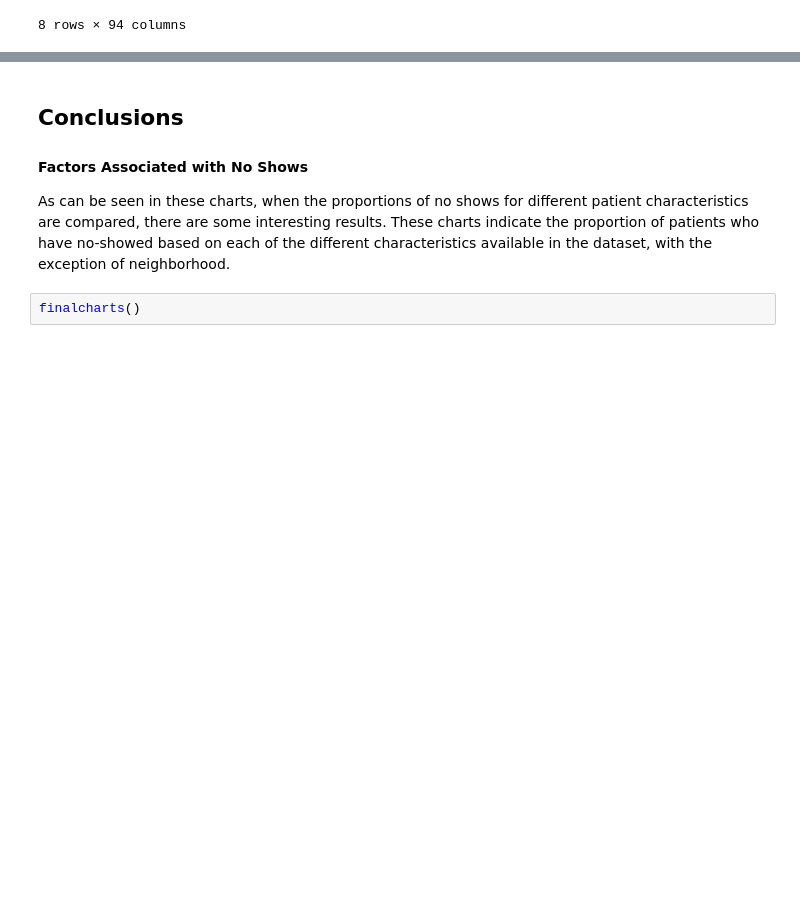
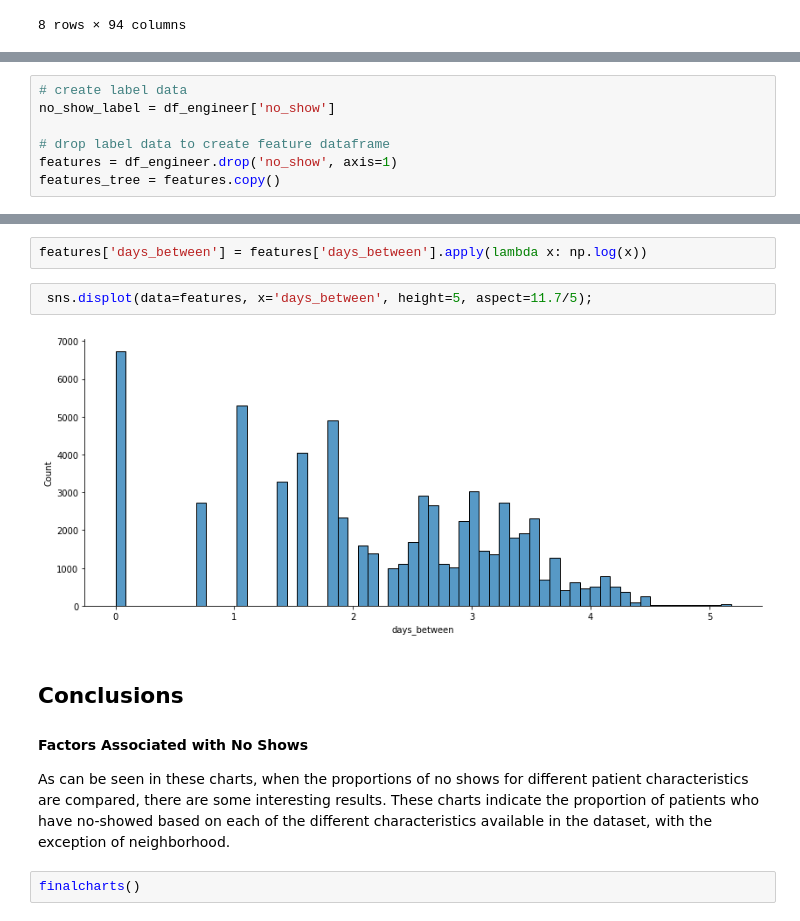
Before and after one commit to afbowman/UnsupervisedLearning, a Jupyter notebook: Capstone_Project.ipynb, the cells around one changed output, grey strips where cells are left out. Saved outputs shown, nothing was run; the diff lists cells and outputs as text; blank space fills up the shorter version.

Commit message:
Addressed skewed days_between feature

```diff
--- a/Capstone_Project.ipynb
+++ b/Capstone_Project.ipynb
@@ -1025,0 +1034,7 @@ df_engineer.describe()
+# %%
+# create label data
+no_show_label = df_engineer['no_show']
+
+# drop label data to create feature dataframe
+features = df_engineer.drop('no_show', axis=1)
+features_tree = features.copy()
@@ -1026,3 +1045,9 @@ df_engineer.describe()
+# %%
+features['days_between'] = features['days_between'].apply(lambda x: np.log(x))
+# %%
+ sns.displot(data=features, x='days_between', height=5, aspect=11.7/5);
+# %% [output]
+[figure, added]
 # %% [markdown]
 <a id='conclusions'></a>
 ## Conclusions
```
Also changed, not shown: parts of 3 cells of this notebook.
